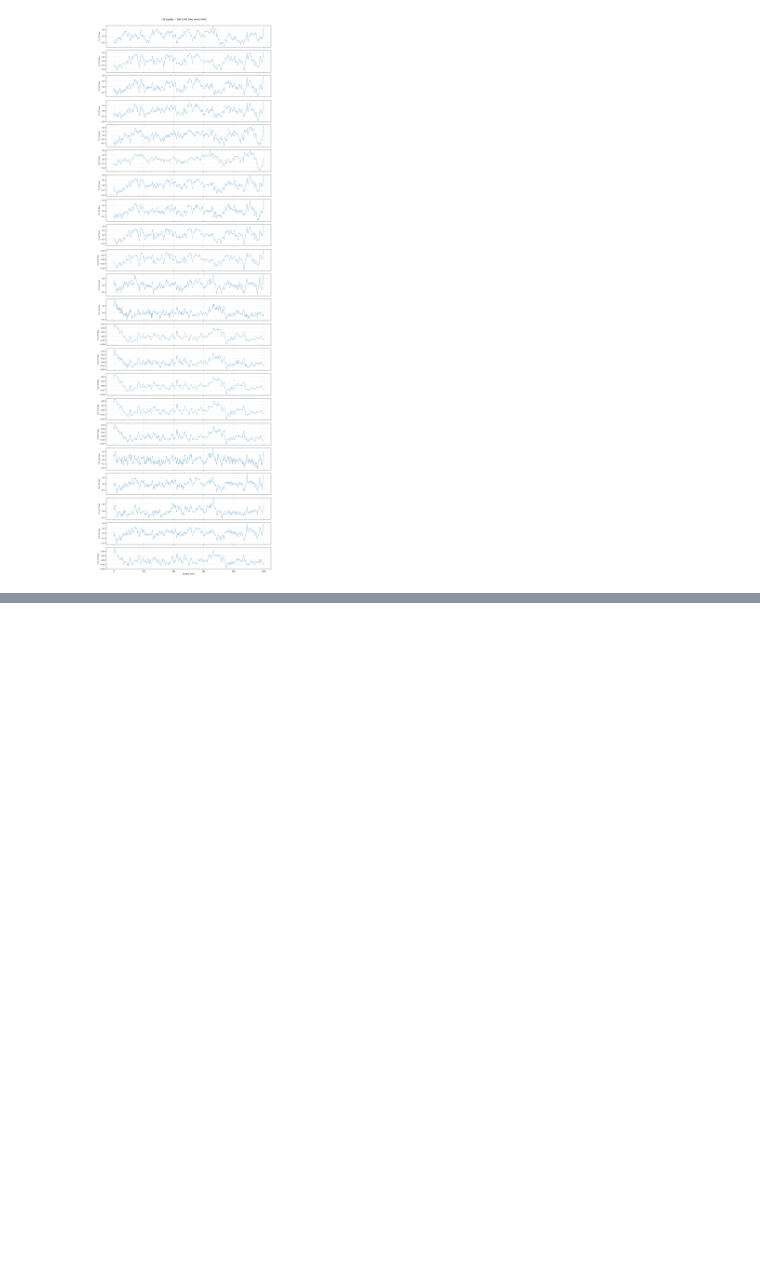
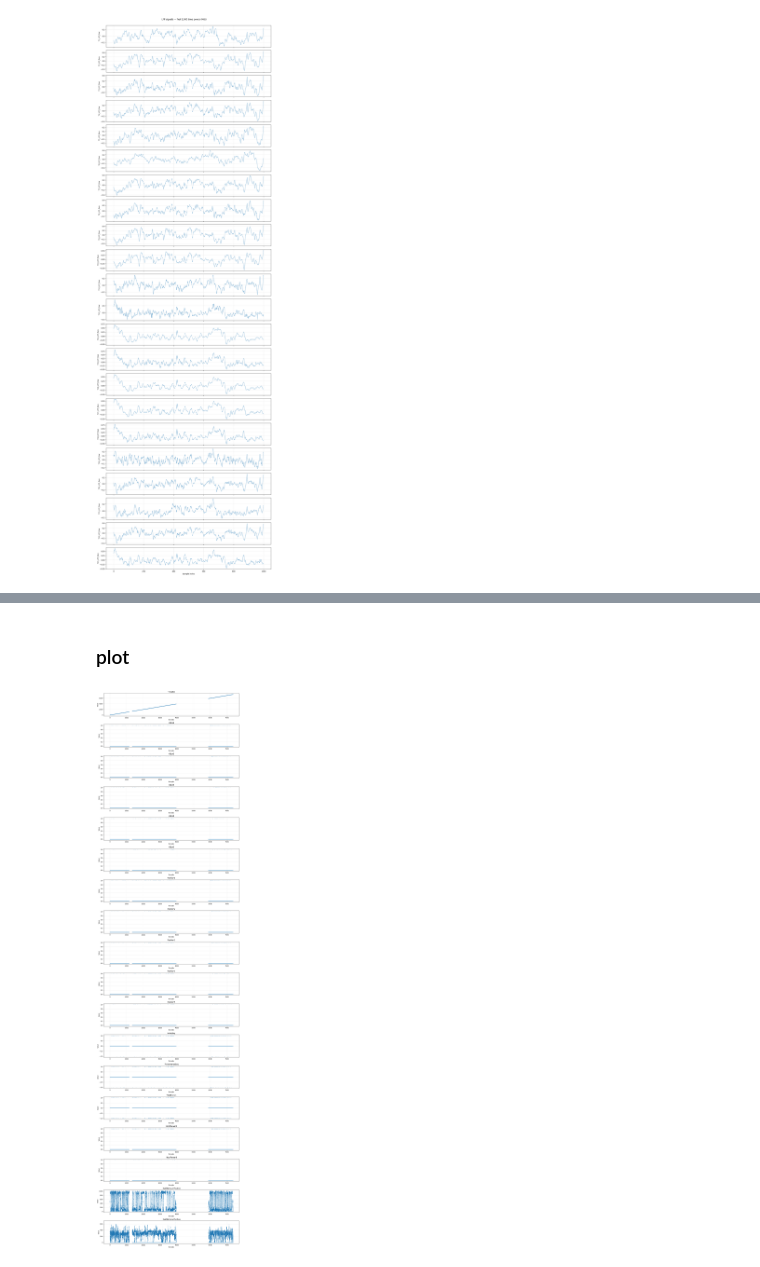
Before and after one commit to zslrmhb/hippocampal-representation-learning, a Jupyter notebook: EDA/dataset_eda.ipynb, the cells around one changed output, grey strips where cells are left out. Cells and saved outputs as stored; diff of their text form; code cells hidden in the pictures; blank space fills up the shorter version.

```diff
--- a/EDA/dataset_eda.ipynb
+++ b/EDA/dataset_eda.ipynb
@@ -189,0 +199,13 @@ plt.show()
+# %%
+# Load the .npz file --- rat = Mitt
+raw_mitt_bvr = np.load('data/raw_data/080718_mitt/080718_mitt_bvr.npz')
+
+# List all the variable/array names stored inside the file
+print("Available keys:", raw_mitt_bvr.files)
+
+# Access a specific array using its key
+raw_mitt_bvr_data= raw_mitt_bvr['data']
+print(raw_mitt_bvr_data)
+
+raw_mitt_bvr_keys = raw_mitt_bvr['keys']
+print(raw_mitt_bvr_keys)
@@ -189,0 +367,43 @@ plt.show()
+# %% [markdown]
+### plot
+# %%
+# Get TimeBin
+time_idx = np.where(raw_mitt_bvr_keys == 'TimeBin')[0][0]
+time = np.asarray(
+    raw_mitt_bvr_data[time_idx], dtype=float
+).ravel()
+
+# Plot all labels
+n_labels = len(raw_mitt_bvr_keys)
+fig, axes = plt.subplots(
+    n_labels, 1,
+    figsize=(14, max(3 * n_labels, 10)),
+    sharex=False,
+    sharey=False,
+    squeeze=False
+)
+
+axes = axes.ravel()
+
+for ax, name, label in zip(
+    axes, raw_mitt_bvr_keys, raw_mitt_bvr_data
+):
+    values = np.asarray(label, dtype=float).ravel()
+
+    # Match the lengths of time and channel
+    n = min(len(time), len(values))
+    t = time[:n]
+    v = values[:n]
+
+    # Plot all paired samples
+    ax.plot(t, v, '.', markersize=1)
+
+    ax.set_title(str(name))
+    ax.set_xlabel('TimeBin')
+    ax.set_ylabel('Value')
+    ax.grid(True, alpha=0.3)
+
+plt.tight_layout()
+plt.show()
+# %% [output]
+[figure, added]
```
Also changed, not shown: parts of 16 cells of this notebook.
